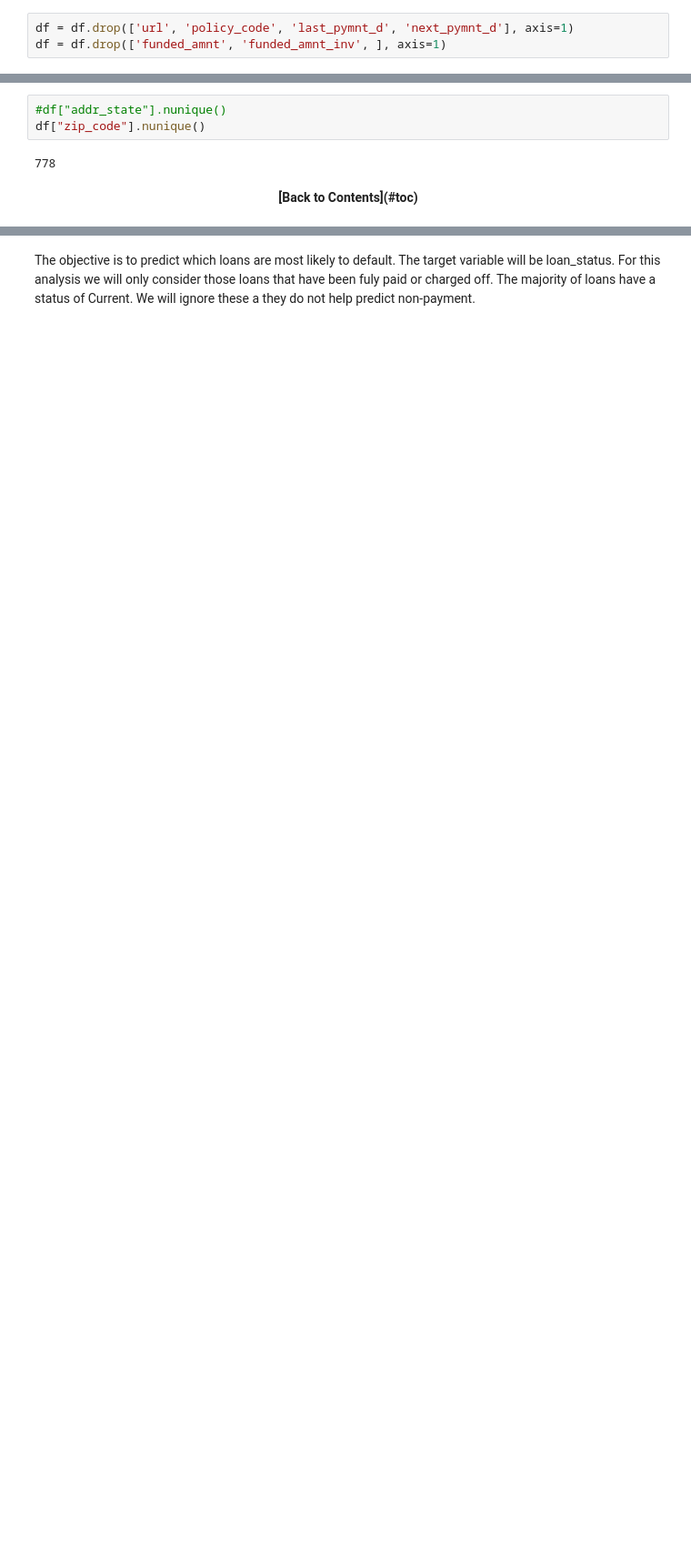
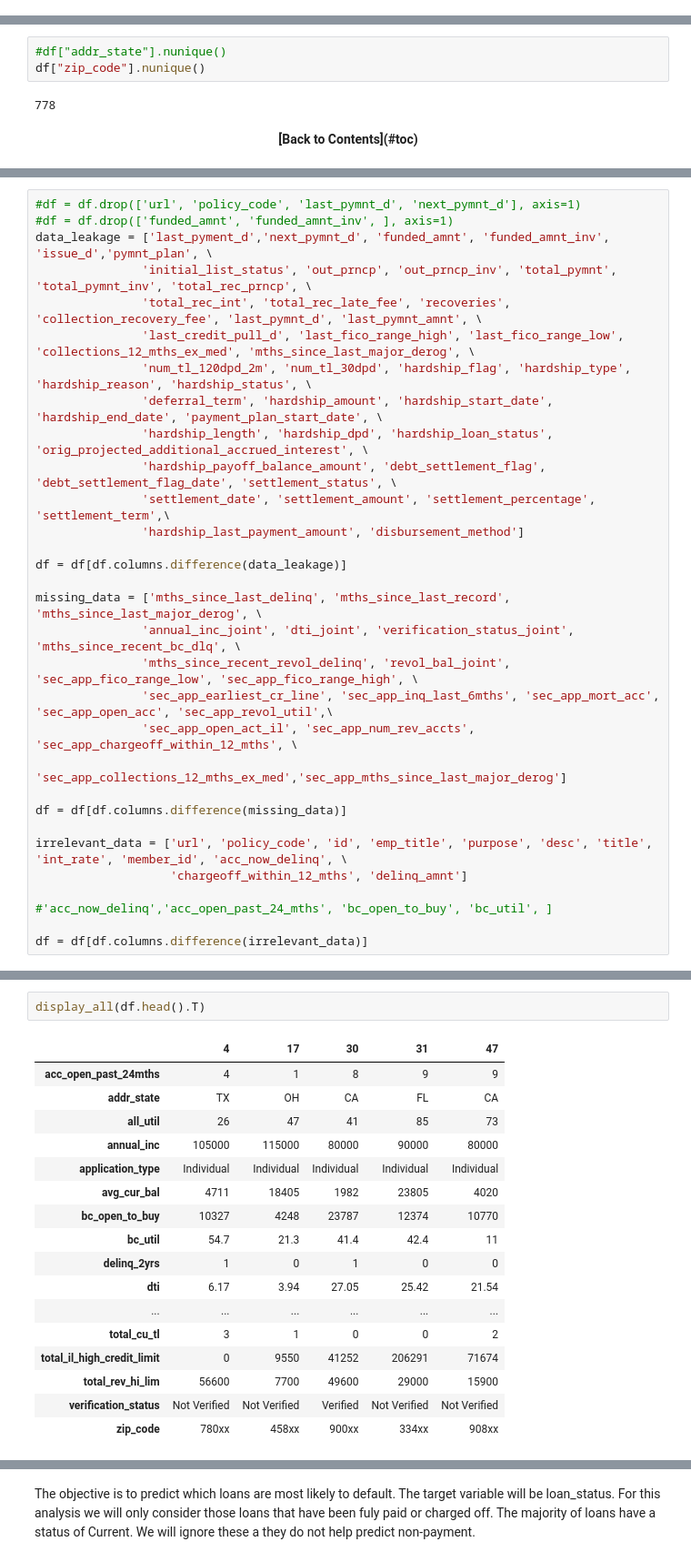
Before and after one commit to harrinac/lending_club_analysis, a Jupyter notebook: Lending Club Analyis.ipynb, the cells around one changed output, grey strips where cells are left out. Shown: that part at 91% size. Cells and saved outputs as stored; diff of their text form; blank space fills up the shorter version.

Commit message:
Add files via upload
added wordcloud plot and early data prep phase

```diff
--- a/Lending Club Analyis.ipynb
+++ b/Lending Club Analyis.ipynb
@@ -121,6 +122,3 @@ next_pymnt_d (notrelevant at time of our analysis), url, funded_amt, funded_amnt
-# %%
-df = df.drop(['url', 'policy_code', 'last_pymnt_d', 'next_pymnt_d'], axis=1)
-df = df.drop(['funded_amnt', 'funded_amnt_inv', ], axis=1)
 # %% [markdown]
 
 **Loan status Review **
@@ -237,0 +319,31 @@ df["zip_code"].nunique()
+# %%
+#df = df.drop(['url', 'policy_code', 'last_pymnt_d', 'next_pymnt_d'], axis=1)
+#df = df.drop(['funded_amnt', 'funded_amnt_inv', ], axis=1)
+data_leakage = ['last_pyment_d','next_pymnt_d', 'funded_amnt', 'funded_amnt_inv', 'issue_d','pymnt_plan', \
+               'initial_list_status', 'out_prncp', 'out_prncp_inv', 'total_pymnt', 'total_pymnt_inv', 'total_rec_prncp', \
+               'total_rec_int', 'total_rec_late_fee', 'recoveries', 'collection_recovery_fee', 'last_pymnt_d', 'last_pymnt_amnt', \
+               'last_credit_pull_d', 'last_fico_range_high', 'last_fico_range_low', 'collections_12_mths_ex_med', 'mths_since_last_major_derog', \
+               'num_tl_120dpd_2m', 'num_tl_30dpd', 'hardship_flag', 'hardship_type', 'hardship_reason', 'hardship_status', \
+               'deferral_term', 'hardship_amount', 'hardship_start_date', 'hardship_end_date', 'payment_plan_start_date', \
+               'hardship_length', 'hardship_dpd', 'hardship_loan_status', 'orig_projected_additional_accrued_interest', \
+               'hardship_payoff_balance_amount', 'debt_settlement_flag', 'debt_settlement_flag_date', 'settlement_status', \
+               'settlement_date', 'settlement_amount', 'settlement_percentage', 'settlement_term',\
+               'hardship_last_payment_amount', 'disbursement_method']
+
+df = df[df.columns.difference(data_leakage)]
+
+missing_data = ['mths_since_last_delinq', 'mths_since_last_record', 'mths_since_last_major_derog', \
+               'annual_inc_joint', 'dti_joint', 'verification_status_joint', 'mths_since_recent_bc_dlq', \
+               'mths_since_recent_revol_delinq', 'revol_bal_joint', 'sec_app_fico_range_low', 'sec_app_fico_range_high', \
+               'sec_app_earliest_cr_line', 'sec_app_inq_last_6mths', 'sec_app_mort_acc', 'sec_app_open_acc', 'sec_app_revol_util',\
+               'sec_app_open_act_il', 'sec_app_num_rev_accts', 'sec_app_chargeoff_within_12_mths', \
+                'sec_app_collections_12_mths_ex_med','sec_app_mths_since_last_major_derog']
+
+df = df[df.columns.difference(missing_data)]
+
+irrelevant_data = ['url', 'policy_code', 'id', 'emp_title', 'purpose', 'desc', 'title', 'int_rate', 'member_id', 'acc_now_delinq', \
+                   'chargeoff_within_12_mths', 'delinq_amnt']
+
+#'acc_now_delinq','acc_open_past_24_mths', 'bc_open_to_buy', 'bc_util', ]
+
+df = df[df.columns.difference(irrelevant_data)]
@@ -237,0 +354,20 @@ df["zip_code"].nunique()
+# %%
+display_all(df.head().T)
+# %% [output]
+|  | 4 | 17 | 30 | 31 | 47 |
+| acc_open_past_24mths | 4 | 1 | 8 | 9 | 9 |
+| addr_state | TX | OH | CA | FL | CA |
+| all_util | 26 | 47 | 41 | 85 | 73 |
+| annual_inc | 105000 | 115000 | 80000 | 90000 | 80000 |
+| application_type | Individual | Individual | Individual | Individual | Individual |
+| avg_cur_bal | 4711 | 18405 | 1982 | 23805 | 4020 |
+| bc_open_to_buy | 10327 | 4248 | 23787 | 12374 | 10770 |
+| bc_util | 54.7 | 21.3 | 41.4 | 42.4 | 11 |
+| delinq_2yrs | 1 | 0 | 1 | 0 | 0 |
+| dti | 6.17 | 3.94 | 27.05 | 25.42 | 21.54 |
+| ... | ... | ... | ... | ... | ... |
+| total_cu_tl | 3 | 1 | 0 | 0 | 2 |
+| total_il_high_credit_limit | 0 | 9550 | 41252 | 206291 | 71674 |
+| total_rev_hi_lim | 56600 | 7700 | 49600 | 29000 | 15900 |
+| verification_status | Not Verified | Not Verified | Verified | Not Verified | Not Verified |
+| zip_code | 780xx | 458xx | 900xx | 334xx | 908xx |
```
Also changed, not shown: parts of 24 cells of this notebook.
